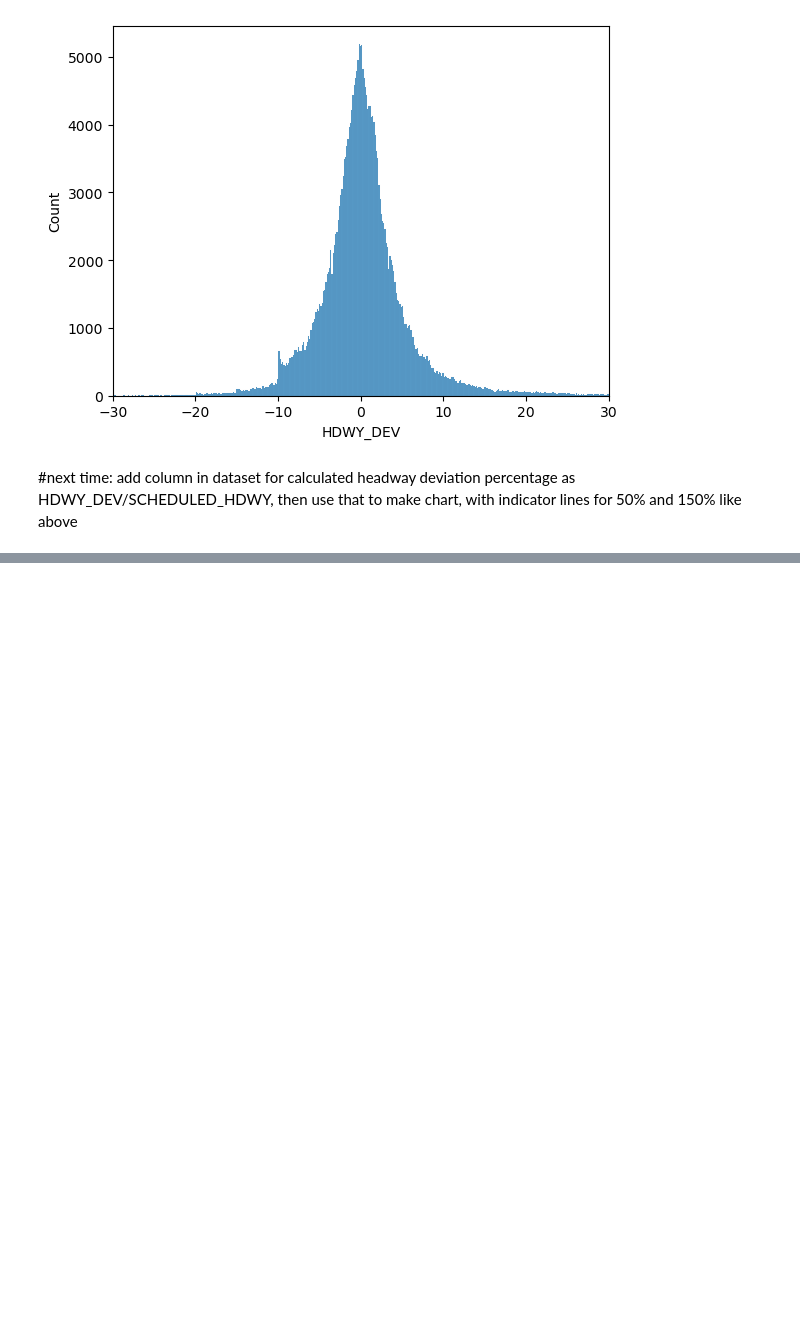
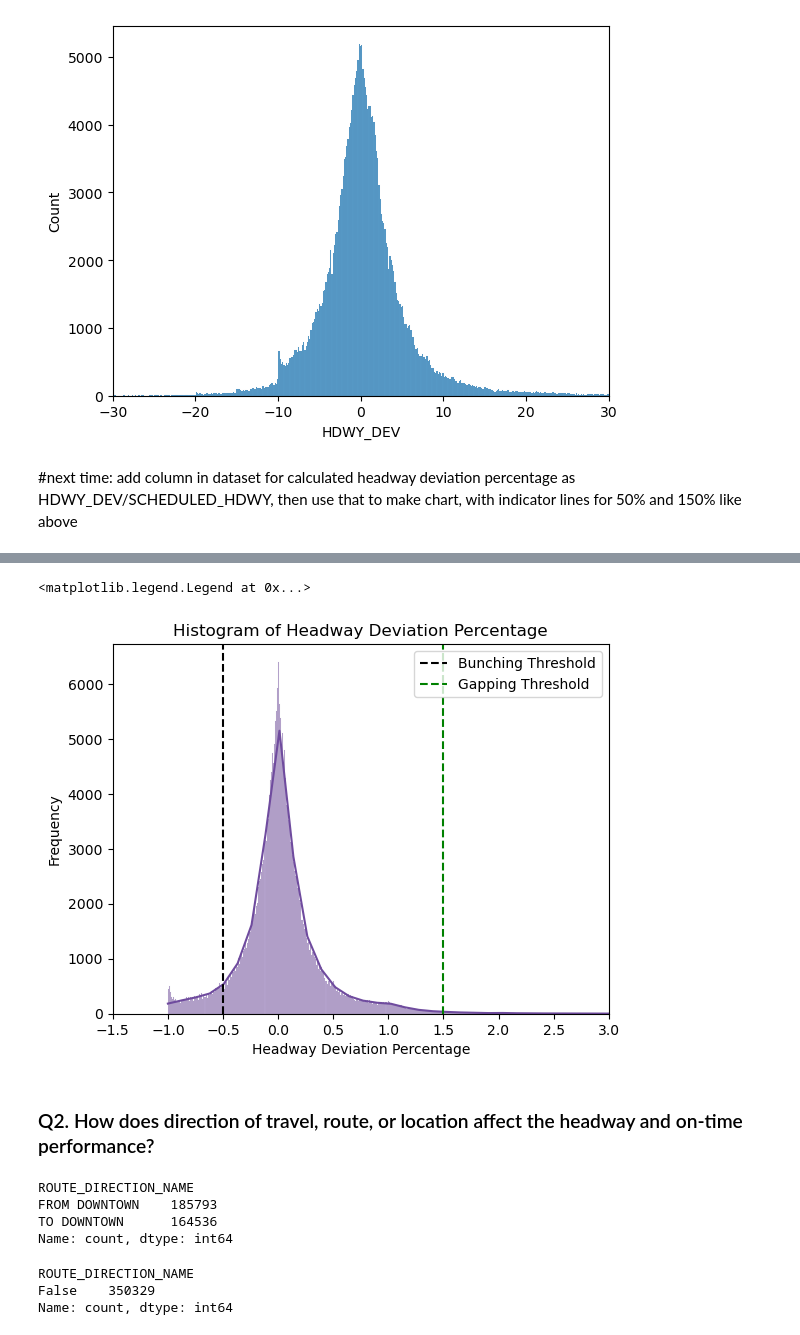
Before and after one commit to NSS-Data-Analytics-Cohort-11/wego-the-great-khans, a Jupyter notebook: notebooks/WeGo exploration.ipynb, the cells around one changed output, grey strips where cells are left out. Saved outputs shown, nothing was run; the diff lists cells and outputs as text; code cells hidden in the pictures; blank space fills up the shorter version.

Commit message:
on question 2 - direction of travel

```diff
--- a/notebooks/WeGo exploration.ipynb
+++ b/notebooks/WeGo exploration.ipynb
@@ -168,0 +202,29 @@ wego[]
+# %%
+sns.histplot(data=clean_hdway, x='hdwy_dev_pct', kde=True, color='#6F4B9E')
+plt.title('Histogram of Headway Deviation Percentage')
+plt.xlabel('Headway Deviation Percentage')
+plt.ylabel('Frequency')
+plt.axvline(x=-0.5, color='black', linestyle='--', label='Bunching Threshold')  # Adding a line indicating early threshold
+plt.axvline(x=1.5, color='green', linestyle='--', label='Gapping Threshold')  # Adding a line indicating late threshold
+plt.xlim(left=-1.5, right=3)
+plt.legend()
+# %% [output]
+<matplotlib.legend.Legend at 0x...>
+[figure, added]
+# %% [markdown]
+### Q2. How does direction of travel, route, or location affect the headway and on-time performance?
+# %%
+#direction of travel: 'ROUTE_DIRECTION_NAME'
+wego['ROUTE_DIRECTION_NAME'].value_counts()
+# %% [output]
+ROUTE_DIRECTION_NAME
+FROM DOWNTOWN    185793
+TO DOWNTOWN      164536
+Name: count, dtype: int64
+# %%
+#finding any null values
+wego['ROUTE_DIRECTION_NAME'].isnull().value_counts()
+# %% [output]
+ROUTE_DIRECTION_NAME
+False    350329
+Name: count, dtype: int64
```
Also changed, not shown: parts of 12 cells of this notebook, 1 other file.
